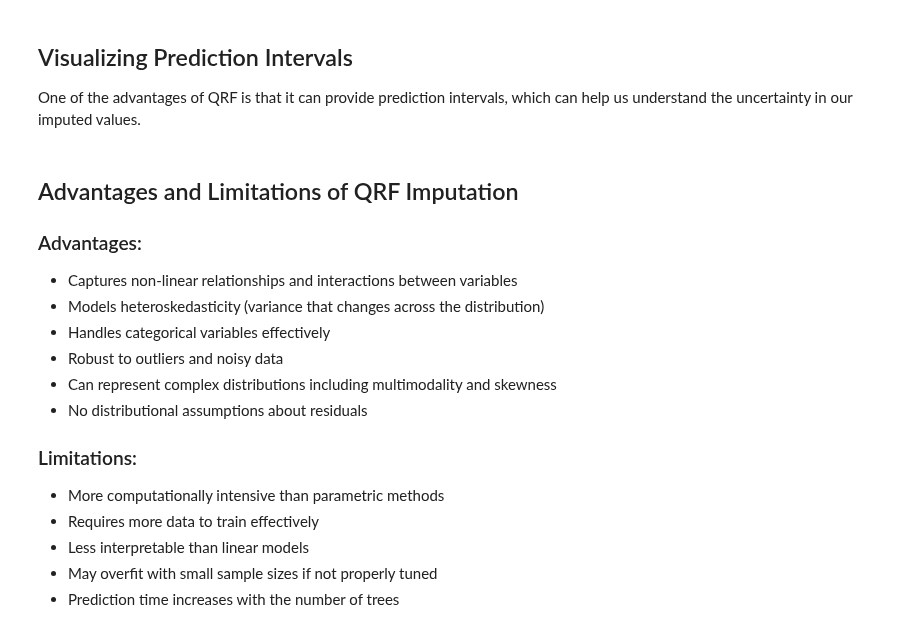
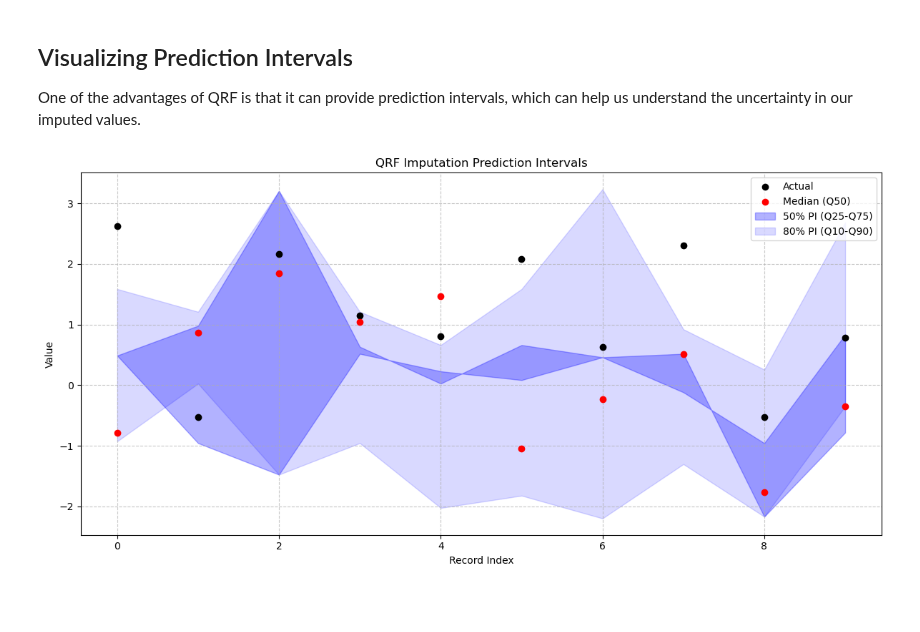
Before and after one commit to juaristi22/microimpute, a Jupyter notebook: docs/models/qrf/qrf-imputation.ipynb, the cells around one changed output. Saved outputs shown, nothing was run; the diff lists cells and outputs as text; code cells hidden in the pictures; blank space fills up the shorter version.

```diff
--- a/docs/models/qrf/qrf-imputation.ipynb
+++ b/docs/models/qrf/qrf-imputation.ipynb
@@ -47,6 +57,6 @@ diabetes_df.describe()
 # %%
 # Split data into training and testing sets
-X_train, X_test = train_test_split(diabetes_df, test_size=0.3, random_state=42)
+X_train, X_test = preprocess_data(diabetes_df)
 
 # Let's see how many records we have in each set
 print(f"Training set size: {X_train.shape[0]} records")
@@ -77,11 +97,11 @@ qrf_imputer = QRF()
 
 # Fit the model with our training data
 # This trains a quantile random forest model
-qrf_imputer.fit(X_train, predictors, imputed_variables, n_estimators=100, min_samples_leaf=5)
+fitted_qrf_imputer = qrf_imputer.fit(X_train, predictors, imputed_variables, n_estimators=100, min_samples_leaf=5)
 # %%
 # Impute values in the test set
 # This uses the trained QRF model to predict missing values at specified quantiles
-imputed_values = qrf_imputer.predict(X_test_missing, QUANTILES)
+imputed_values = fitted_qrf_imputer.predict(X_test_missing, QUANTILES)
 
 # Display the first few imputed values at the median (0.5 quantile)
 imputed_values[0.5].head()
@@ -135,49 +167,34 @@ plt.figure(figsize=(12, 6))
 
 # Number of records to plot
 n_records = 10
 
 # X-axis positions
 x = np.arange(n_records)
 
 # Plot actual values
 plt.scatter(x, actual_values.iloc[:n_records, 0], color='black', label='Actual', zorder=3)
 
 # Plot median predictions
 plt.scatter(x, imputed_values[0.5].iloc[:n_records, 0], color='red', label='Median (Q50)', zorder=3)
 
 # Plot 50% prediction interval (Q25 to Q75)
 plt.fill_between(x,
-                 imputed_values[0.25].iloc[:n_records, 0],
-                 imputed_values[0.75].iloc[:n_records, 0],
+                 imputed_values[0.3].iloc[:n_records, 0],
+                 imputed_values[0.7].iloc[:n_records, 0],
                  alpha=0.3, color='blue', label='50% PI (Q25-Q75)')
 
 # Plot 80% prediction interval (Q10 to Q90)
 plt.fill_between(x,
                  imputed_values[0.1].iloc[:n_records, 0],
                  imputed_values[0.9].iloc[:n_records, 0],
                  alpha=0.15, color='blue', label='80% PI (Q10-Q90)')
 
 plt.xlabel('Record Index')
 plt.ylabel('Value')
 plt.title('QRF Imputation Prediction Intervals')
 plt.grid(True, linestyle='--', alpha=0.7)
 plt.legend()
 plt.tight_layout()
 plt.show()
+# %% [output]
+[figure, added]
-# %% [markdown]
-## Advantages and Limitations of QRF Imputation
-
-### Advantages:
-- Captures non-linear relationships and interactions between variables
-- Models heteroskedasticity (variance that changes across the distribution)
-- Handles categorical variables effectively
-- Robust to outliers and noisy data
-- Can represent complex distributions including multimodality and skewness
-- No distributional assumptions about residuals
-
-### Limitations:
-- More computationally intensive than parametric methods
-- Requires more data to train effectively
-- Less interpretable than linear models
-- May overfit with small sample sizes if not properly tuned
-- Prediction time increases with the number of trees
```
Also changed, not shown: parts of 16 cells of this notebook, 18 other files.
